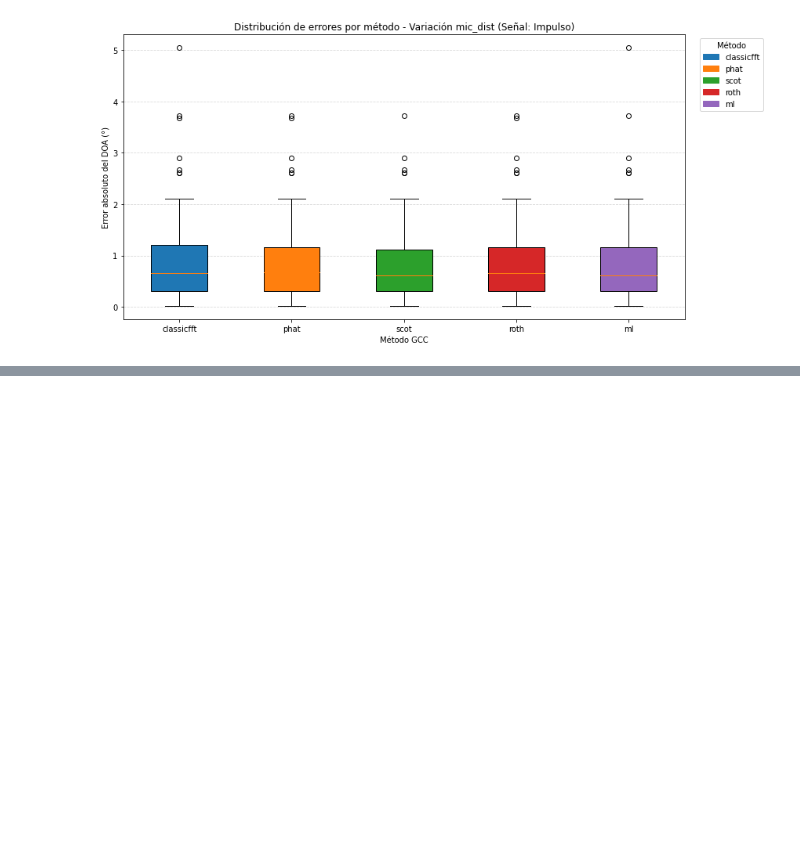
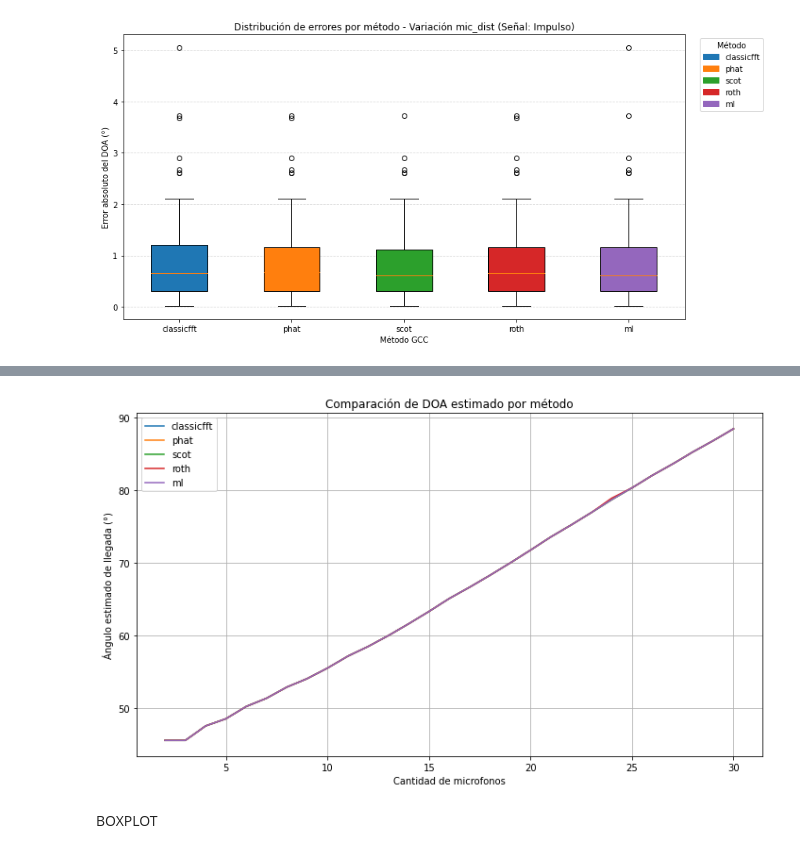
Before and after one commit to MathiasToval/PDS, a Jupyter notebook: Pruebas Mathi.ipynb, the cells around one changed output, grey strips where cells are left out. Saved outputs shown, nothing was run; the diff lists cells and outputs as text; code cells hidden in the pictures; blank space fills up the shorter version.

```diff
--- a/Pruebas Mathi.ipynb
+++ b/Pruebas Mathi.ipynb
@@ -401,0 +422,24 @@ Procesando errores: Impulso - ml
+# %%
+results = {}  # Para guardar los ángulos por método
+
+for method in methods:
+    try:
+        print(f"Ejecutando método: {method}")
+        x, y = doa.full_doa_pipeline(
+            "Mic_amount1.json",
+            "Audios/imp.wav",
+            method=method,
+            variable_param="mic_amount",
+            return_error=False
+        )
+
+        # Asegurarse de que x e y sean listas
+        if not isinstance(x, (list, np.ndarray)):
+            x = [x]
+        if not isinstance(y, (list, np.ndarray)):
+            y = [y]
+
+        results[method] = (x, y)
+
+    except Exception as e:
+        print(f"Error con el método {method}: {e}")
@@ -401,0 +457,17 @@ Procesando errores: Impulso - ml
+# %%
+plt.figure(figsize=(10, 6))
+
+for method, (x_vals, doa_vals) in results.items():
+    plt.plot(x_vals, doa_vals, label=method)
+
+plt.xlabel("Cantidad de microfonos")
+plt.ylabel("Ángulo estimado de llegada (°)")
+plt.title("Comparación de DOA estimado por método")
+plt.grid(True)
+plt.legend()
+plt.tight_layout()
+plt.show()
+# %% [output]
+[figure, added]
+# %% [markdown]
+BOXPLOT
```
Also changed, not shown: parts of 13 cells of this notebook, 2 other files.
